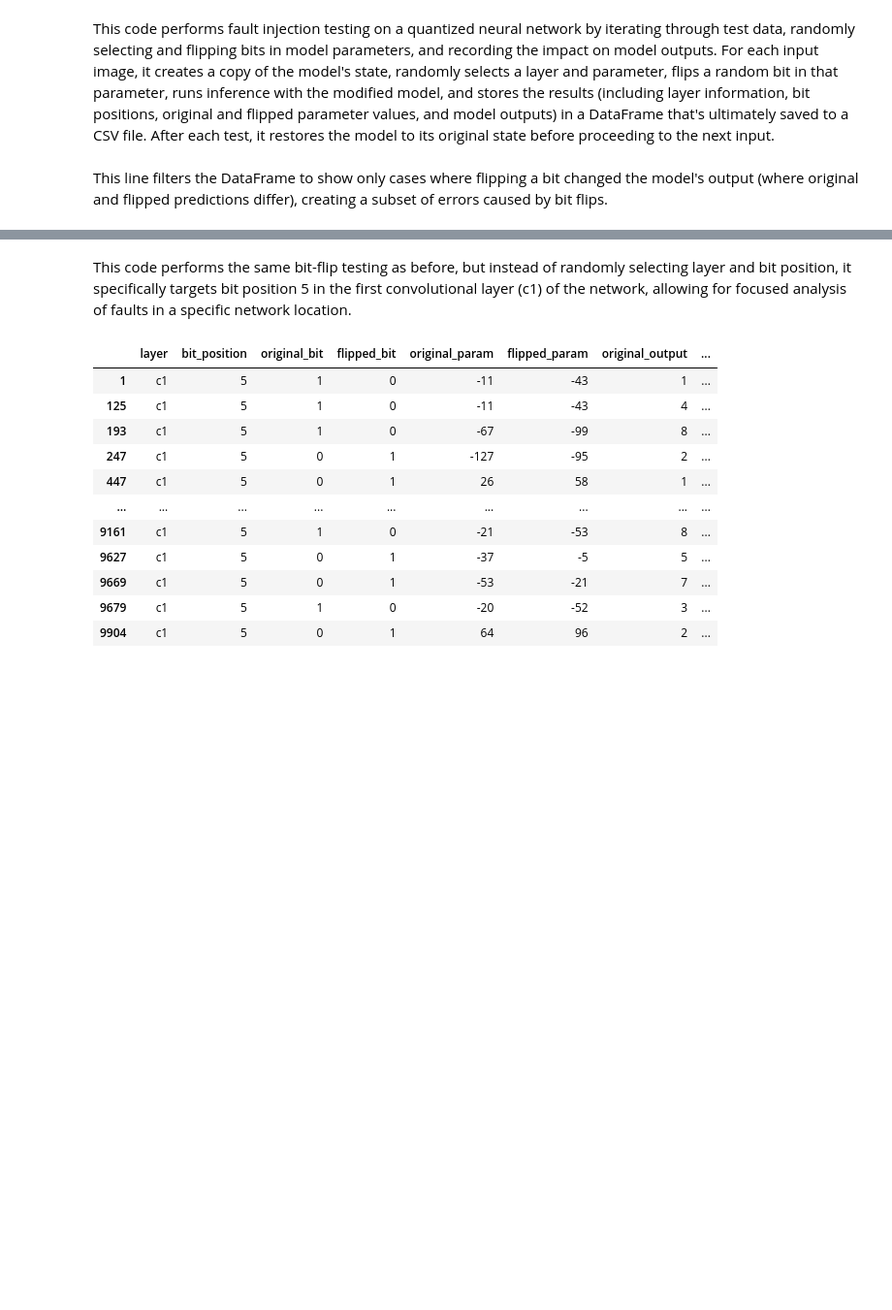
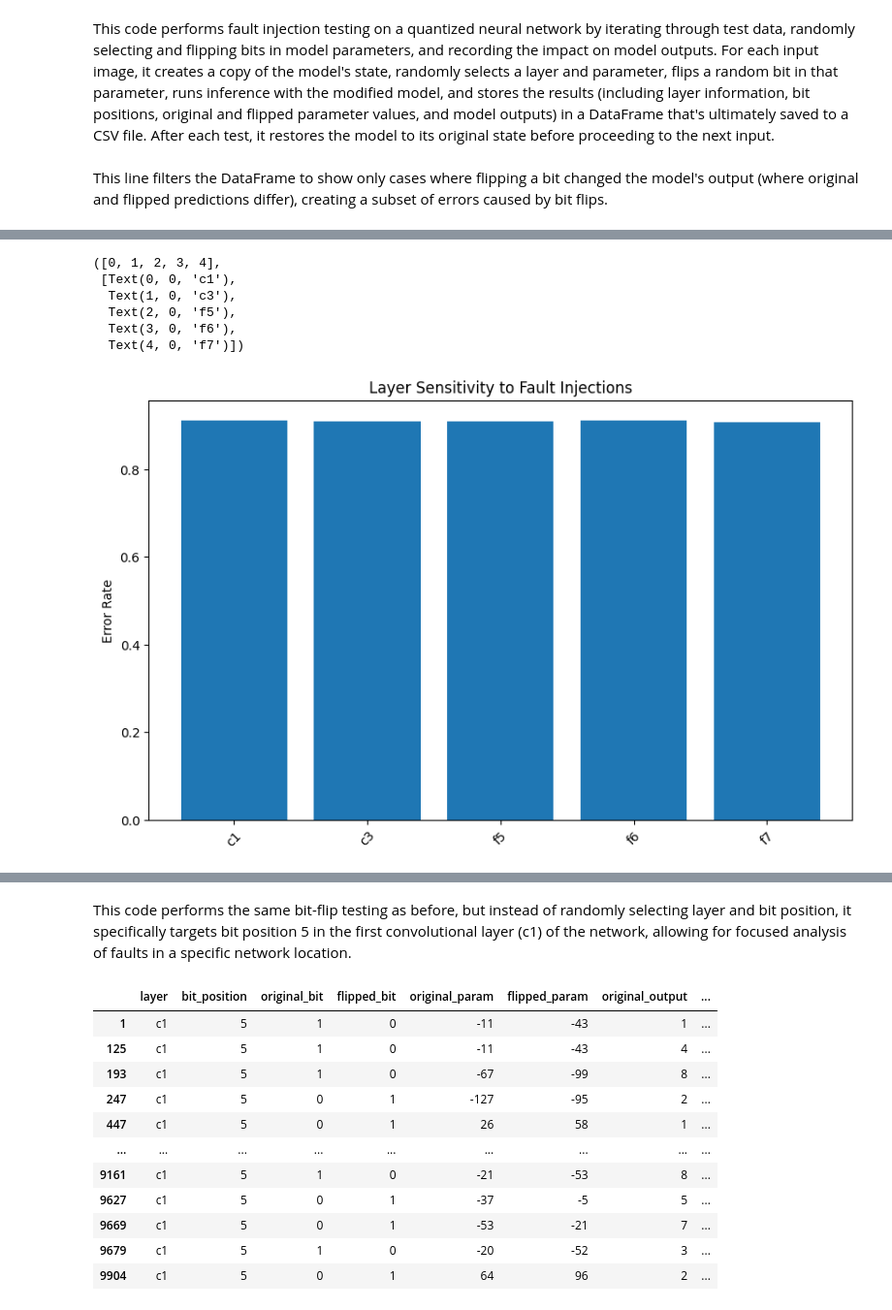
Before and after one commit to zlpkhr/lenet, a Jupyter notebook: lenet.ipynb, the cells around one changed output, grey strips where cells are left out. Shown at 97% size. Saved outputs shown, nothing was run; the diff lists cells and outputs as text; code cells hidden in the pictures; blank space fills up the shorter version.

```diff
--- a/lenet.ipynb
+++ b/lenet.ipynb
@@ -502,0 +506,32 @@ rand_errors_df
+# %%
+from matplotlib import pyplot as plt
+
+# Layer sensitivity analysis
+layer_stats = (
+    df_rand.groupby("layer")
+    .agg(
+        {
+            "flipped_output": lambda x: (
+                x != x.shift()
+            ).sum(),  # Count changes in output
+            "original_output": "count",  # Total flips per layer
+        }
+    )
+    .rename(columns={"flipped_output": "errors", "original_output": "total"})
+)
+
+layer_stats["error_rate"] = layer_stats["errors"] / layer_stats["total"]
+
+plt.figure(figsize=(10, 6))
+plt.bar(layer_stats.index, layer_stats["error_rate"])
+plt.title("Layer Sensitivity to Fault Injections")
+plt.ylabel("Error Rate")
+plt.xticks(rotation=45)
+# %% [output]
+([0, 1, 2, 3, 4],
+ [Text(0, 0, 'c1'),
+  Text(1, 0, 'c3'),
+  Text(2, 0, 'f5'),
+  Text(3, 0, 'f6'),
+  Text(4, 0, 'f7')])
+[figure, added]
```
Also changed, not shown: parts of 7 cells of this notebook, 2 other files.
